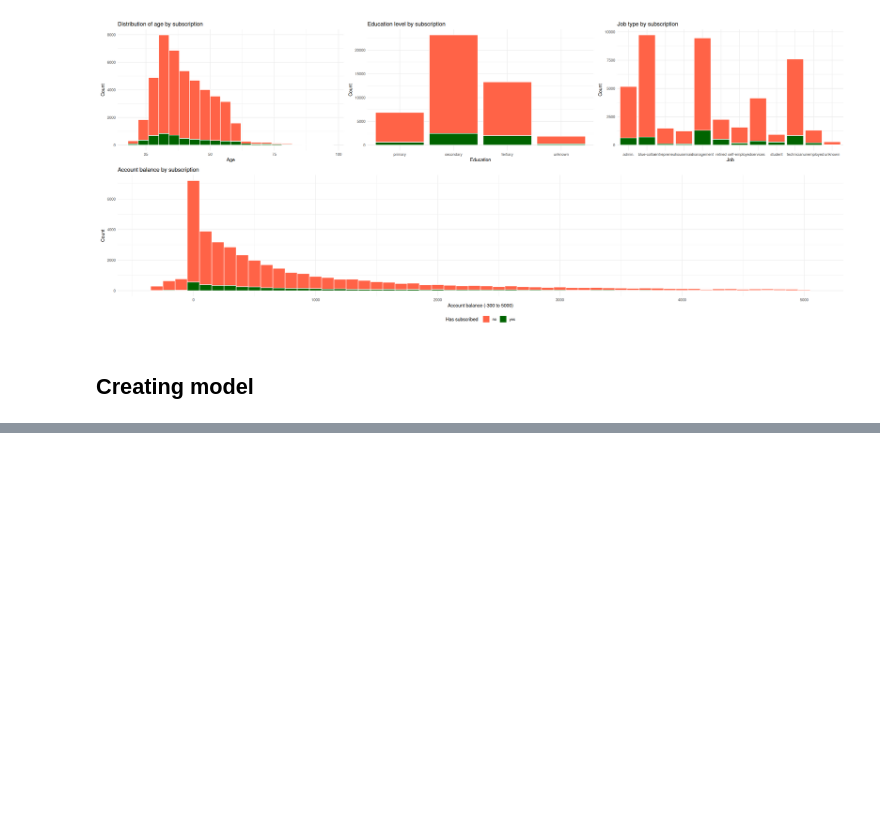
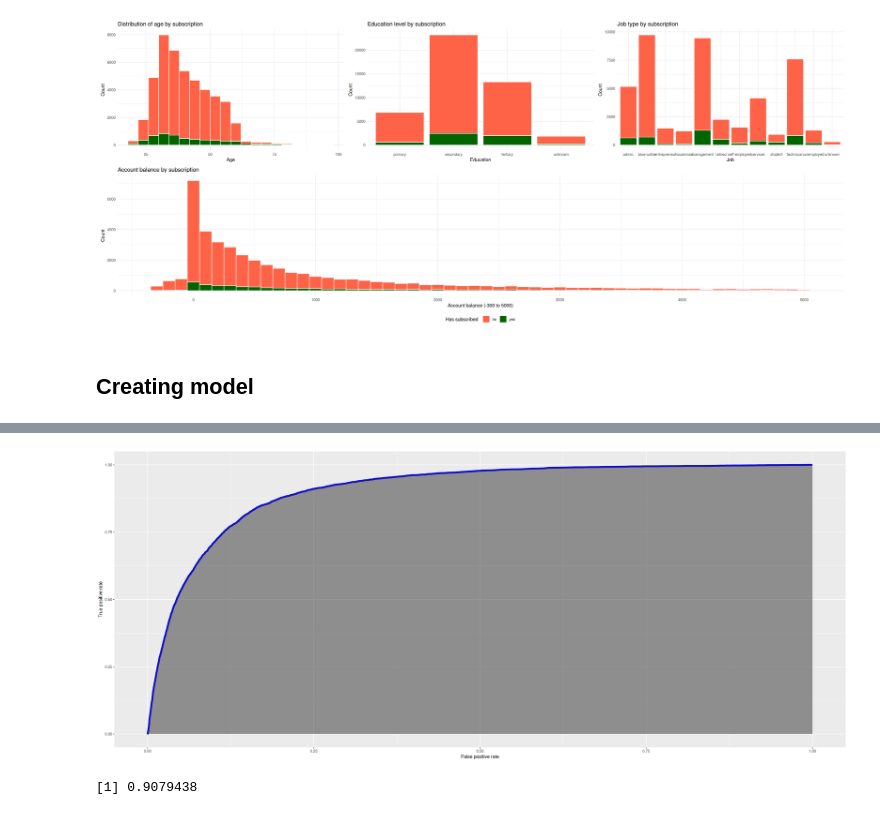
Before and after one commit to c-i-a-s-t-e-k/QAfMD, a Jupyter notebook: projekt/project.ipynb, the cells around one changed output, grey strips where cells are left out. Saved outputs shown, nothing was run; the diff lists cells and outputs as text; code cells hidden in the pictures; blank space fills up the shorter version.

Commit message:
computing cutoff and k-fold cross-validation

```diff
--- a/projekt/project.ipynb
+++ b/projekt/project.ipynb
@@ -102,4 +127,10 @@ options(repr.plot.width = 8 * 3, repr.plot.height = 5 * 2)
 # %% [markdown]
 ## Creating model
 # %%
-#for now only some simple model to do the cutoff
+m <- glm(
+  data = bank_marketing,
+  formula = factor(y) ~ .,
+  family = binomial()
+)
+
+summary(m)
@@ -109,0 +157,11 @@ options(repr.plot.width = 8 * 3, repr.plot.height = 5 * 2)
+# %%
+pred <- prediction(predict(m, type = "response"), bank_marketing$y)
+# %%
+S4_perf <- performance(pred, "tpr", "fpr")
+cutoff_df <- data.frame(
+   x = S4_perf@x.values,
+   y = S4_perf@y.values,
+   a = S4_perf@alpha.values
+   )
+colnames(cutoff_df) <- c(S4_perf@x.name, S4_perf@y.name, S4_perf@alpha.name)
+head(cutoff_df)
@@ -109,0 +178,17 @@ options(repr.plot.width = 8 * 3, repr.plot.height = 5 * 2)
+# %%
+p <- ggplot(data=cutoff_df,
+            aes(x = `False positive rate`, y = `True positive rate`)) +
+            geom_line(lwd=2, col='blue')  +
+            # The next lines add the shading:
+            aes(x = `False positive rate`, ymin = 0,
+                ymax = `True positive rate`) +
+            geom_ribbon(, alpha=.5)
+p
+# %% [output]
+[figure, added]
+# %%
+#computing area under the curve
+auc <- performance(pred, "auc")@y.values[[1]]
+auc
+# %% [output]
+[1] 0.9079438
```
Also changed, not shown: parts of 12 cells of this notebook, 2 other files.
